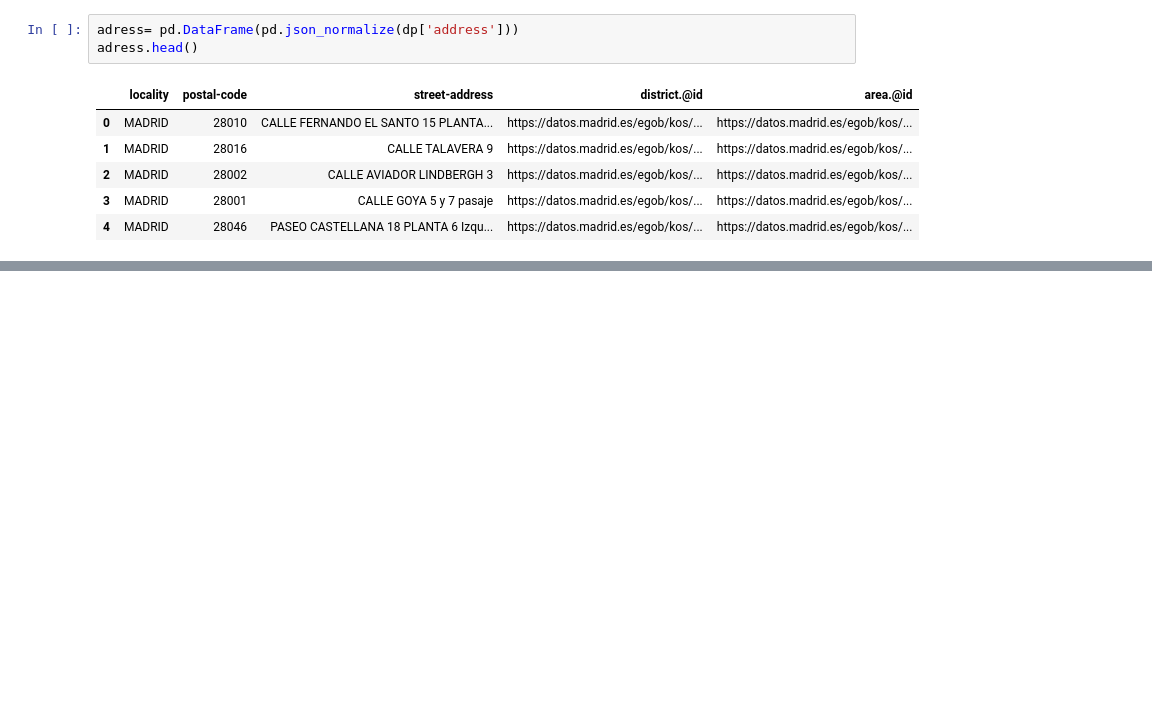
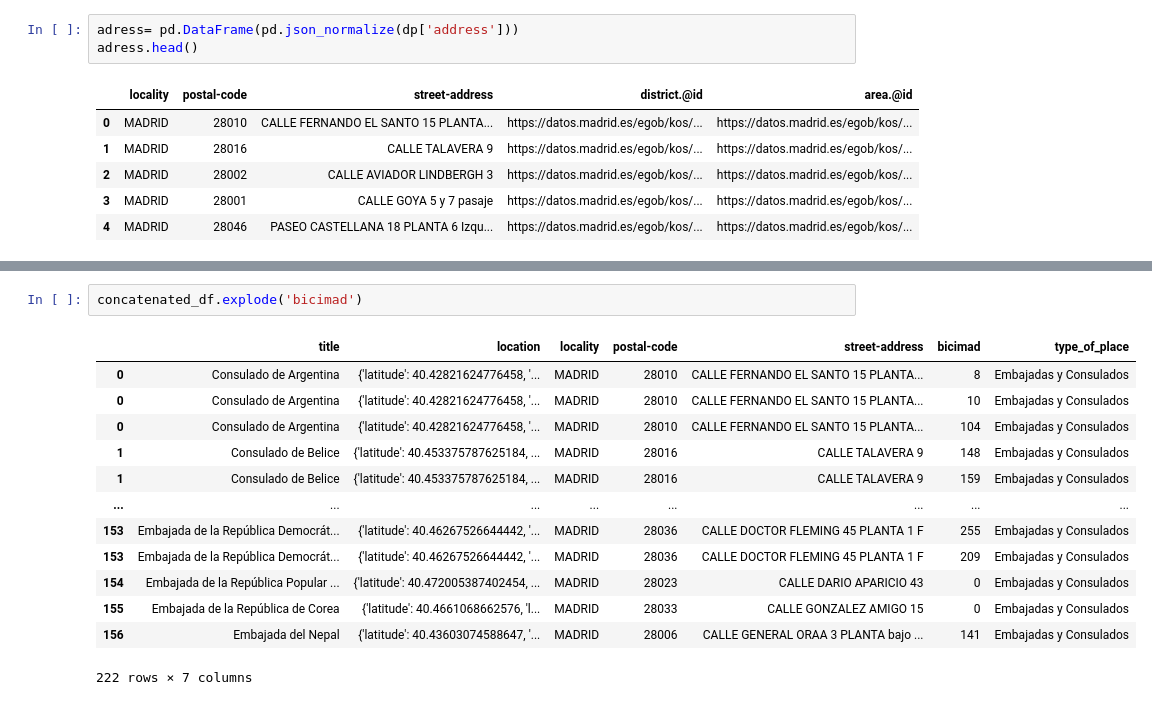
Before and after one commit to VeroOli/project_Bicimad, a Jupyter notebook: notebooks/dev_notebook_.ipynb, the cells around one changed output, grey strips where cells are left out. Cells and saved outputs as stored; diff of their text form; blank space fills up the shorter version.

```diff
--- a/notebooks/dev_notebook_.ipynb
+++ b/notebooks/dev_notebook_.ipynb
@@ -229,0 +296,16 @@ concatenated_df.loc[0,'bicimad'].split('Bicimad: Estaciones ')[1]
+# %%
+concatenated_df.explode('bicimad')
+# %% [output]
+|  | title | location | locality | postal-code | street-address | bicimad | type_of_place |
+| 0 | Consulado de Argentina | {'latitude': 40.42821624776458, '... | MADRID | 28010 | CALLE FERNANDO EL SANTO 15 PLANTA... | 8 | Embajadas y Consulados |
+| 0 | Consulado de Argentina | {'latitude': 40.42821624776458, '... | MADRID | 28010 | CALLE FERNANDO EL SANTO 15 PLANTA... | 10 | Embajadas y Consulados |
+| 0 | Consulado de Argentina | {'latitude': 40.42821624776458, '... | MADRID | 28010 | CALLE FERNANDO EL SANTO 15 PLANTA... | 104 | Embajadas y Consulados |
+| 1 | Consulado de Belice | {'latitude': 40.453375787625184, ... | MADRID | 28016 | CALLE TALAVERA 9 | 148 | Embajadas y Consulados |
+| 1 | Consulado de Belice | {'latitude': 40.453375787625184, ... | MADRID | 28016 | CALLE TALAVERA 9 | 159 | Embajadas y Consulados |
+| ... | ... | ... | ... | ... | ... | ... | ... |
+| 153 | Embajada de la República Democrát... | {'latitude': 40.46267526644442, '... | MADRID | 28036 | CALLE DOCTOR FLEMING 45 PLANTA 1 F | 255 | Embajadas y Consulados |
+| 153 | Embajada de la República Democrát... | {'latitude': 40.46267526644442, '... | MADRID | 28036 | CALLE DOCTOR FLEMING 45 PLANTA 1 F | 209 | Embajadas y Consulados |
+| 154 | Embajada de la República Popular ... | {'latitude': 40.472005387402454, ... | MADRID | 28023 | CALLE DARIO APARICIO 43 | 0 | Embajadas y Consulados |
+| 155 | Embajada de la República de Corea | {'latitude': 40.4661068662576, 'l... | MADRID | 28033 | CALLE GONZALEZ AMIGO 15 | 0 | Embajadas y Consulados |
+| 156 | Embajada del Nepal | {'latitude': 40.43603074588647, '... | MADRID | 28006 | CALLE GENERAL ORAA 3 PLANTA bajo ... | 141 | Embajadas y Consulados |
+222 rows × 7 columns
```
Also changed, not shown: parts of 11 cells of this notebook.
